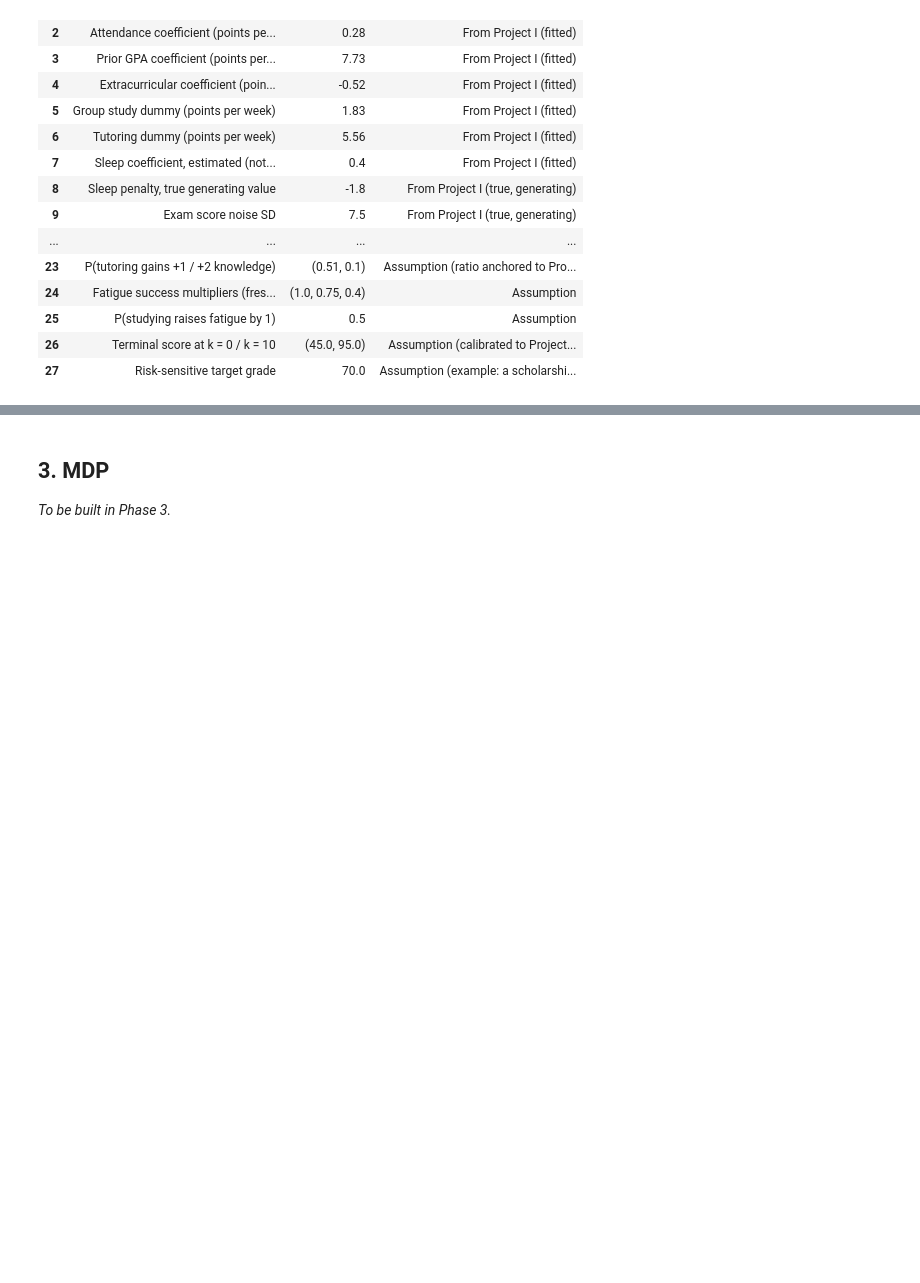
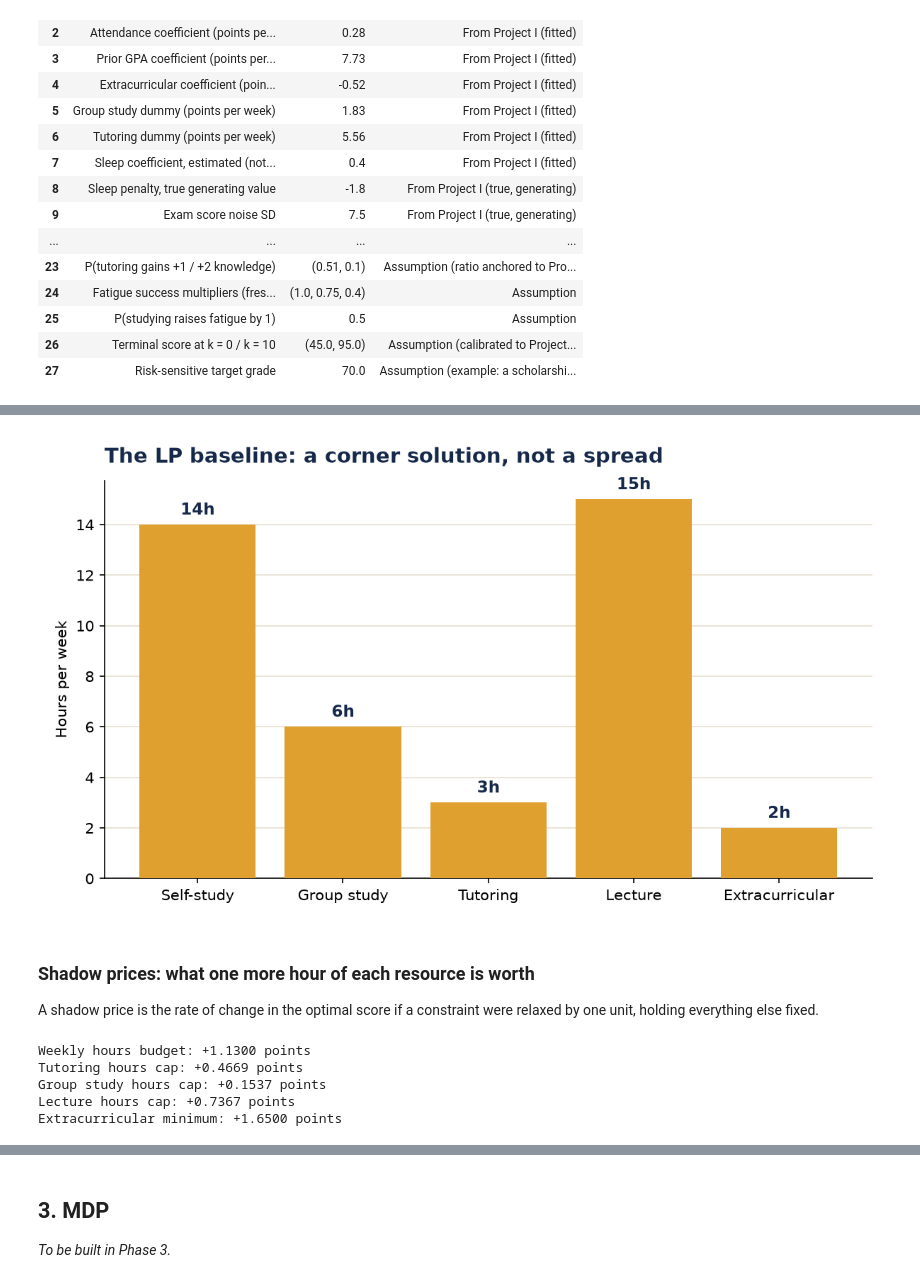
Before and after one commit to prachidabli-data/prachidabli-data.github.io, a Jupyter notebook: statistical-modelling-project-2/notebook/decision_modelling.ipynb, the cells around one changed output, grey strips where cells are left out. Cells and saved outputs as stored; diff of their text form; code cells hidden in the pictures; blank space fills up the shorter version.

```diff
--- a/statistical-modelling-project-2/notebook/decision_modelling.ipynb
+++ b/statistical-modelling-project-2/notebook/decision_modelling.ipynb
@@ -123,0 +155,9 @@ param_table
+# %%
+import importlib
+lp = importlib.import_module("01_lp")
+
+result, coefs, A_ub, b_ub = lp.build_lp()
+allocation = dict(zip(lp.VARS, result.x))
+for v in lp.VARS:
+    print(f"{lp.VAR_LABELS[v]}: {allocation[v]:.1f} hours")
+print(f"\nPredicted score: {lp.predicted_score(allocation):.2f}")
@@ -123,0 +172,21 @@ param_table
+# %%
+lp.plot_allocation(allocation, "../images/01_lp_allocation.png")
+from IPython.display import Image
+Image("../images/01_lp_allocation.png")
+# %% [output]
+[figure, added]
+# %% [markdown]
+### Shadow prices: what one more hour of each resource is worth
+
+A shadow price is the rate of change in the optimal score if a constraint
+were relaxed by one unit, holding everything else fixed.
+# %%
+shadow = lp.shadow_prices(result)
+for name, price in shadow.items():
+    print(f"{name}: {price:+.4f} points")
+# %% [output]
+Weekly hours budget: +1.1300 points
+Tutoring hours cap: +0.4669 points
+Group study hours cap: +0.1537 points
+Lecture hours cap: +0.7367 points
+Extracurricular minimum: +1.6500 points
```
Also changed, not shown: parts of 11 cells of this notebook, 8 other files.
